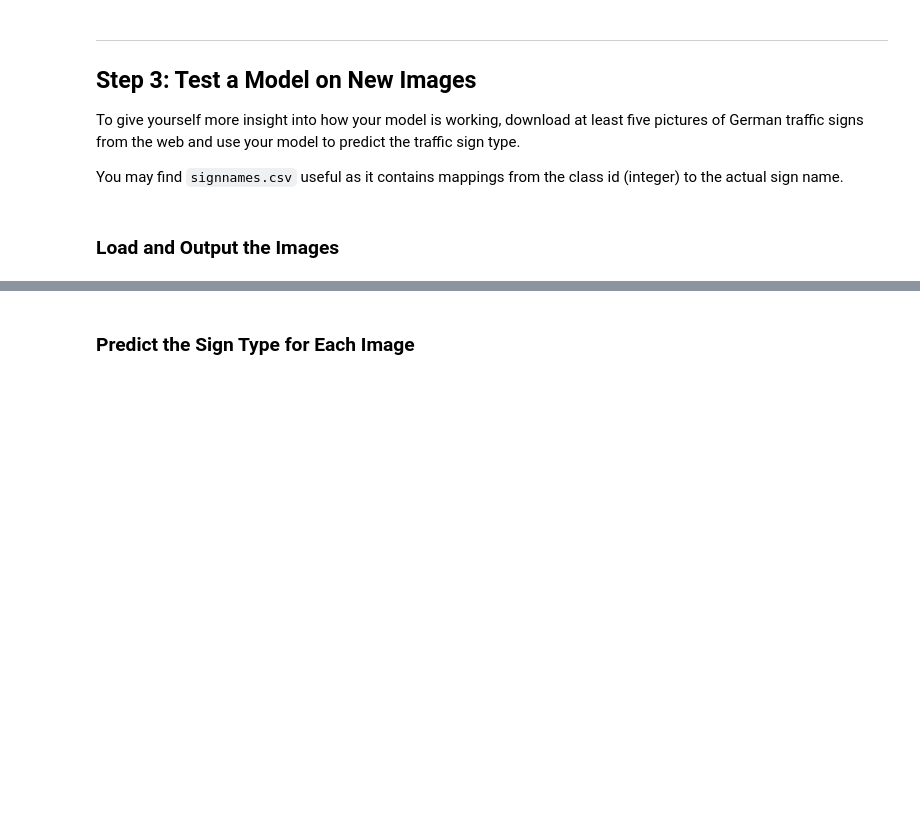
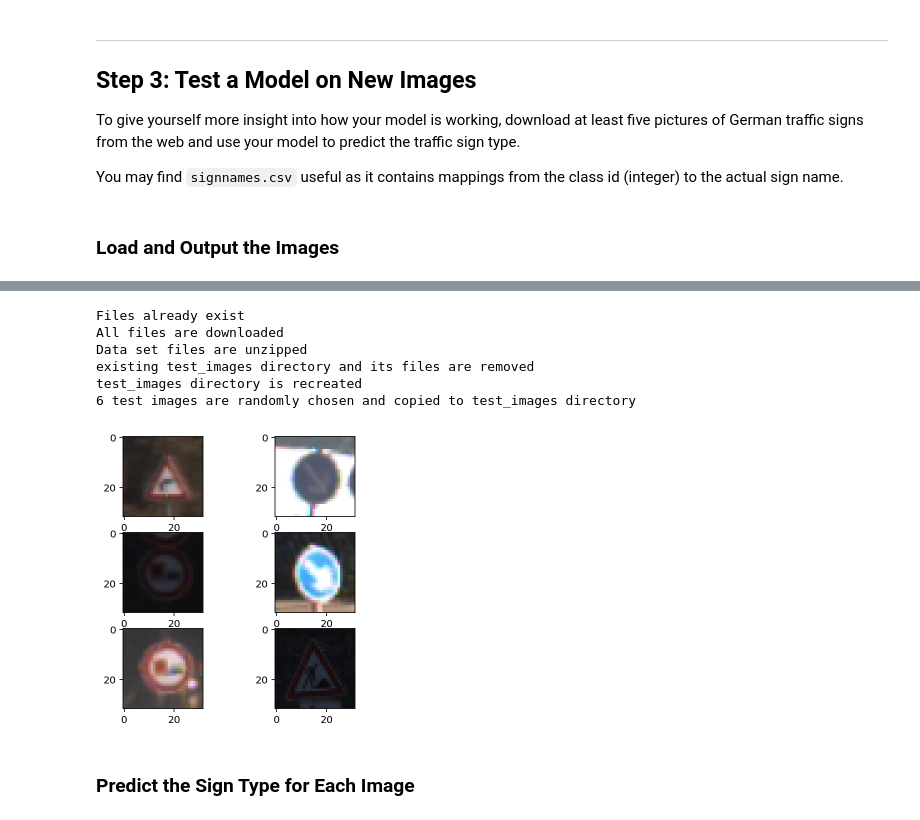
Before and after one commit to chanwooyang/Udacity-SDCND, a Jupyter notebook: T1-P2-TrafficSignClassifier/Traffic_Sign_Classifier.ipynb, the cells around one changed output, grey strips where cells are left out. Saved outputs shown, nothing was run; the diff lists cells and outputs as text; code cells hidden in the pictures; blank space fills up the shorter version.

Commit message:
Model Evaluation and Test Accuracy parts are updated

```diff
--- a/T1-P2-TrafficSignClassifier/Traffic_Sign_Classifier.ipynb
+++ b/T1-P2-TrafficSignClassifier/Traffic_Sign_Classifier.ipynb
@@ -484,2 +480,72 @@ print(y_test[index])
+# %%
+### Download 'GTSRB_Final_Test_Images.zip' file from German Traffic Sign Dataset website.
+### Unzip the file, choose random 6 test images, copy to different directory for testing.
+import os
+import shutil
+import random
+
+download('http://benchmark.ini.rub.de/Dataset/GTSRB_Final_Test_Images.zip','GTSRB_Final_Test_Images.zip')
+
+# print(hashlib.md5(open('GTSRB_Final_Test_Images.zip','rb').read()).hexdigest())
+
+assert hashlib.md5(open('GTSRB_Final_Test_Images.zip','rb').read()).hexdigest() == 'c7e4e6327067d32654124b0fe9e82185',...
+'GTSRB_Final_Test_Images.zip file is corrupted. Remove the file and try again.'
+print('All files are downloaded')
+
+unzip_file('GTSRB_Final_Test_Images.zip')
+
+test_file_path = 'dataset/GTSRB/Final_Test/Images/'
+test_image_path = './testimage'
+
+n_test_samples = 6
+if not os.path.exists(test_image_path):
+    os.makedirs(test_image_path)
+    print('test_images directory is created')
+elif os.path.exists(test_image_path):
+#     shutil.rmtree(test_image_path)
+    print('existing test_images directory and its files are removed')
+#     os.makedirs(test_image_path)
+    print('test_images directory is recreated')
+
+for i in range(n_test_samples):
+    shutil.copy2(test_file_path+random.choice(os.listdir(test_file_path)), test_image_path)
+print('6 test images are randomly chosen and copied to test_images directory')
+# %% [output]
+Files already exist
+All files are downloaded
+Data set files are unzipped
+existing test_images directory and its files are removed
+test_images directory is recreated
+6 test images are randomly chosen and copied to test_images directory
+# %%
+import os
+import cv2
+import matplotlib.image as mpimg
+
+def resize_test_images(path):
+    test_image_list = os.listdir(path)
+    n_files = len(test_image_list)
+
+    resized_img = []
+    for i in range(n_files):
+        resized_image = cv2.resize(mpimg.imread(path+test_image_list[i]), (32,32))
+        resized_img.append(resized_image)
+
+    return resized_img
+# %%
+%matplotlib inline
+%config InlineBackend.figure_format = 'retina'
+
+test_image_path = './testimage/'
+resized_images = resize_test_images(test_image_path)
+n_files = len(resized_images)
+
+plt.figure(figsize=(5,5))
+for i in range(n_files):
+    img = resized_images[i]
+    plt.subplot(321+i)
+    plt.imshow(img)
+# %% [output]
+[figure, added]
 # %% [markdown]
 ### Predict the Sign Type for Each Image
```
Also changed, not shown: parts of 17 cells of this notebook.
